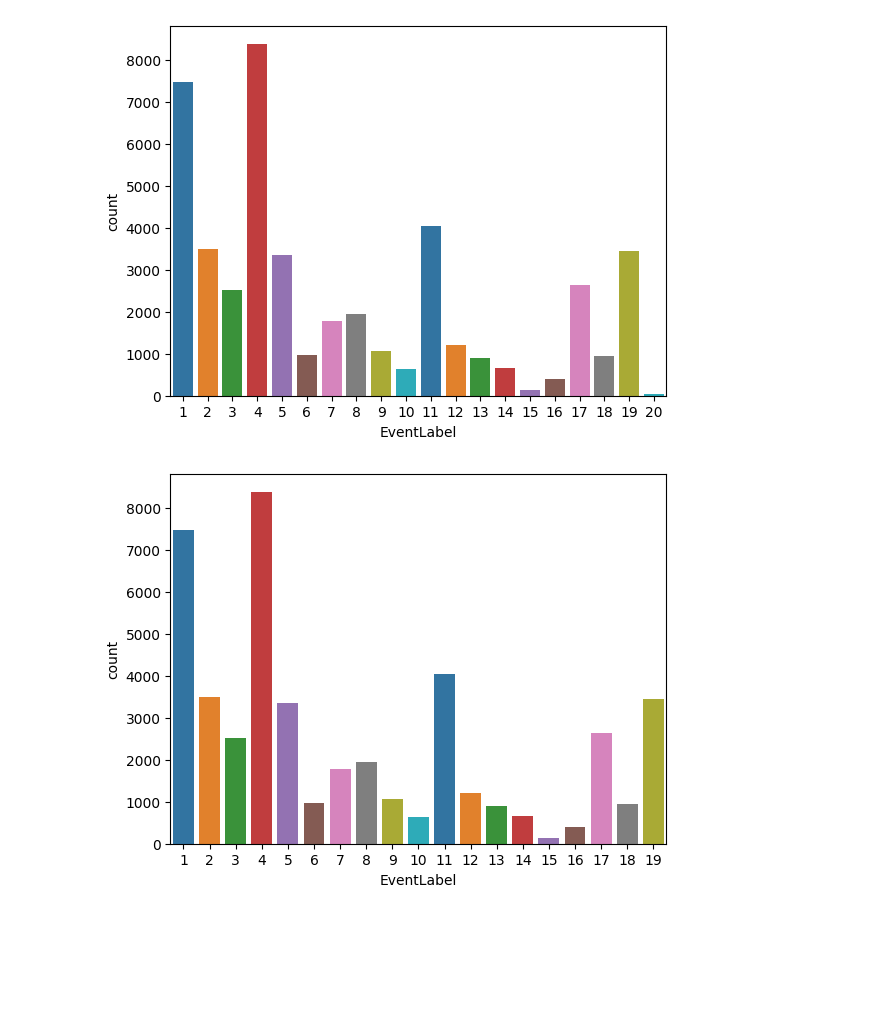
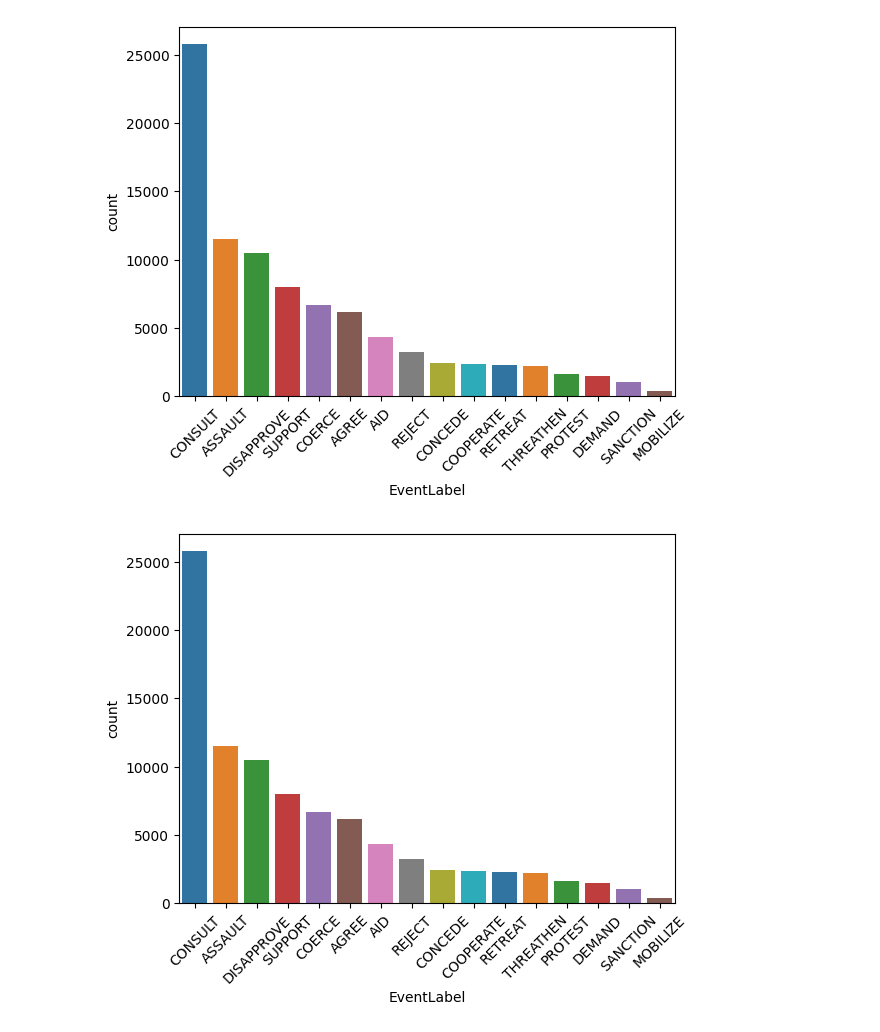
Before and after one commit to elugos/HSMS_LUGOS, a Jupyter notebook: analysis/event_distribution.ipynb, the cells around one changed output. Saved outputs shown, nothing was run; the diff lists cells and outputs as text; code cells hidden in the pictures; blank space fills up the shorter version.

```diff
--- a/analysis/event_distribution.ipynb
+++ b/analysis/event_distribution.ipynb
@@ -20,4 +20,6 @@ df.head()
 # %%
-df = df.drop_duplicates(subset=['title'])
+# Drop CAMEO codes no loner used in PLOVER
+df = df[~df['EventRootCode'].astype(str).isin({"1","2", "9"})]
+# df = df.drop_duplicates(subset=['title'])  # Drop duplicated titles
 print(len(df))
 # %% [output]
@@ -25,3 +85,5 @@ print(len(df))
+# %%
+df['EventLabel'] = df['PloverCode']
 # %%
 print(df.columns)
 # %% [output]
@@ -56,4 +123,0 @@ Name: count, Length: 208, dtype: int64
-# %%
-# Make EventLabel column
-# df['EventLabel'] = df['EventCode'].astype(str).str.split("_").str[-1]
-df['EventLabel'] = df['EventRootCode']
@@ -128,14 +142,14 @@ cameo_code_to_name
 # %%
 event_count_df = event_counts.reset_index()
-sns.barplot(data=event_count_df, x='EventLabel', y='count', hue='EventLabel', palette='tab10', legend=False);
-# n_labels = len(evt_filtered)//10
-# plt.xticks(range(0, len(evt_filtered), n_labels));
+plot = sns.barplot(data=event_count_df, x='EventLabel', y='count', hue='EventLabel', palette='tab10', legend=False);
+plot.set_xticklabels(plot.get_xticklabels(), rotation=45);
 # %% [output]
-[figure, old version]
+[figure, new version]
 # %%
 # Events with count >= n
 n = 50
 event_count_df_cutoff = event_counts[event_counts>n].reset_index()
-sns.barplot(data=event_count_df_cutoff, x='EventLabel', y='count', hue='EventLabel', palette='tab10', legend=False);
+plot = sns.barplot(data=event_count_df_cutoff, x='EventLabel', y='count', hue='EventLabel', palette='tab10', legend=False);
+plot.set_xticklabels(plot.get_xticklabels(), rotation=45);
 # %% [output]
-[figure, old version]
+[figure, new version]
```
Also changed, not shown: parts of 11 cells of this notebook, 1 other file.
